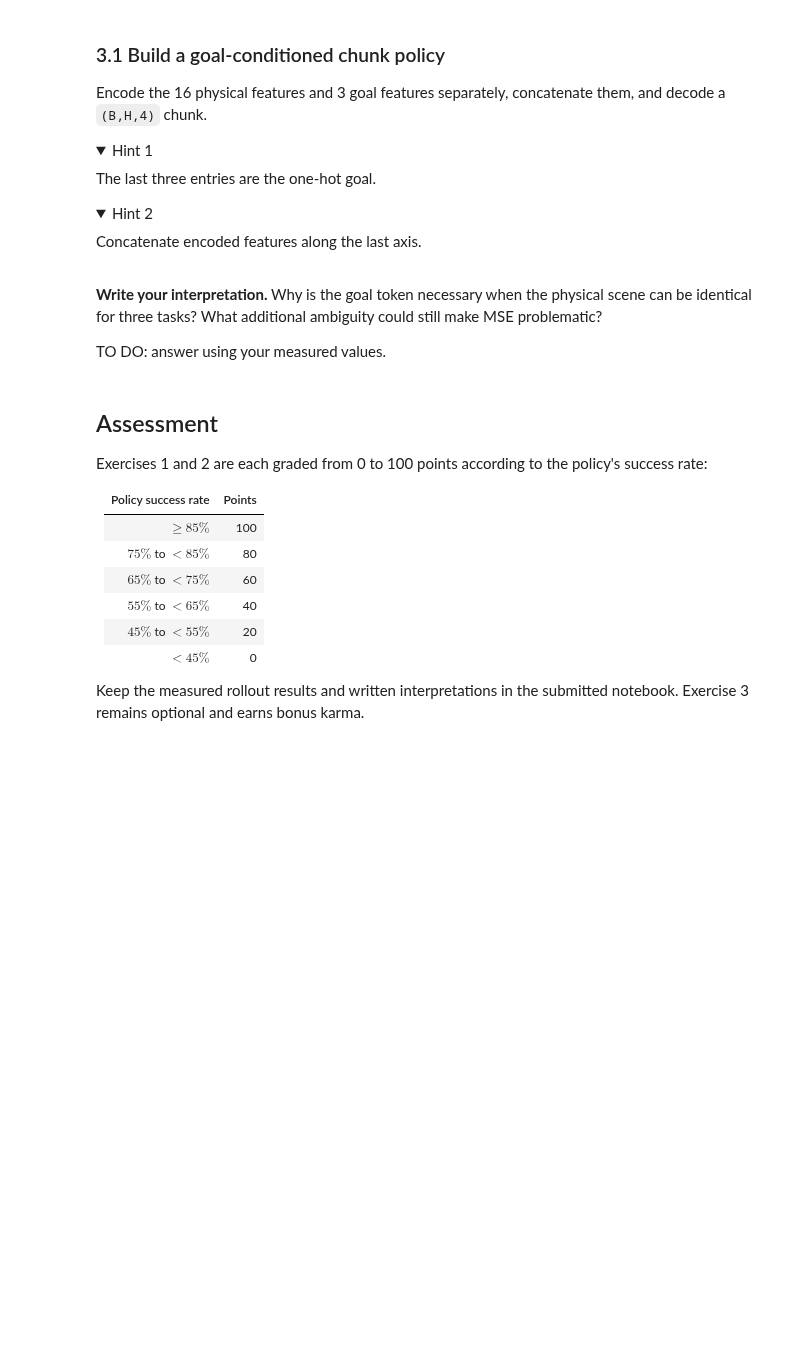
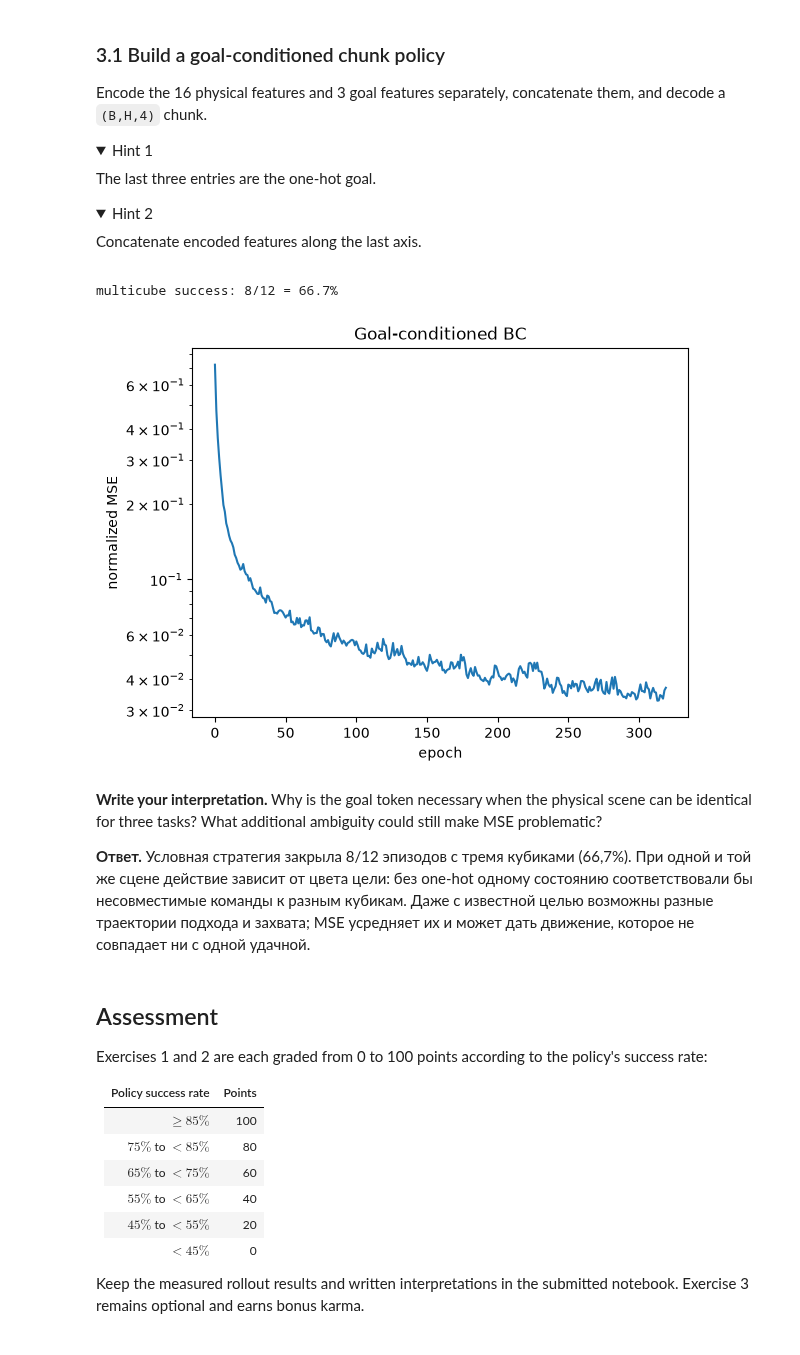
Before and after one commit to IgorRazumvskii/multimodal-vla-course, a Jupyter notebook: 02-imitation-learning/notebooks/seminar_02_imitation_learning_student.ipynb, the cells around one changed output. Drawn from its saved outputs; the diff is of its cells as text; code cells hidden in the pictures; folded sections open; blank space fills up the shorter version.

```diff
--- a/02-imitation-learning/notebooks/seminar_02_imitation_learning_student.ipynb
+++ b/02-imitation-learning/notebooks/seminar_02_imitation_learning_student.ipynb
@@ -716,29 +995,45 @@ class GoalConditionedPolicy(nn.Module):
     def __init__(self, state_dim, action_dim=4, chunk_size=16, hidden_dim=256):
         super().__init__()
         # TO DO: scene encoder, goal encoder, and chunk decoder.
-        raise NotImplementedError('Bonus Task 3.1')
+        self.chunk_size = chunk_size
+        self.action_dim = action_dim
+        self.scene_encoder = nn.Sequential(
+            nn.Linear(state_dim - 3, hidden_dim), nn.ReLU())
+        self.goal_encoder = nn.Sequential(
+            nn.Linear(3, hidden_dim), nn.ReLU())
+        self.chunk_decoder = nn.Sequential(
+            nn.Linear(2 * hidden_dim, hidden_dim), nn.ReLU(),
+            nn.Linear(hidden_dim, hidden_dim), nn.ReLU(),
+            nn.Linear(hidden_dim, chunk_size * action_dim))
     def forward(self, state_and_goal):
-        raise NotImplementedError('Bonus Task 3.1')
+        scene = self.scene_encoder(state_and_goal[..., :-3])
+        goal = self.goal_encoder(state_and_goal[..., -3:])
+        features = torch.cat((scene, goal), dim=-1)
+        return self.chunk_decoder(features).reshape(
+            -1, self.chunk_size, self.action_dim)
 # %%
 # Bonus: this cell is intentionally independent of Tasks 1–2 results.
 multi = generate_expert_dataset(
     lambda seed: SO101Env(scene='multicube', seed=seed, render_size=(96,72)),
-    episodes=30, chunk_size=CHUNK_SIZE, seed_offset=500)
-multi_train = multi['episode'] < 24
+    episodes=60, chunk_size=CHUNK_SIZE, seed_offset=500)
+multi_train = multi['episode'] < 48
 goal_model, goal_norm, goal_history = train_policy(
     multi['state'], multi['action_chunk'], multi_train,
-    model_cls=GoalConditionedPolicy, epochs=220)
-goal_predict = predictor(goal_model, goal_norm)
+    model_cls=GoalConditionedPolicy, epochs=320)
+goal_predict = predictor(goal_model, goal_norm, execution_horizon=16)
 goal_success = evaluate_policy(
     lambda s: SO101Env(scene='multicube', seed=s, render_size=(96,72)),
     goal_predict, np.arange(800, 812))
 print(f'multicube success: {goal_success.sum()}/{len(goal_success)} = {goal_success.mean():.1%}')
 plt.plot(goal_history); plt.yscale('log'); plt.xlabel('epoch'); plt.ylabel('normalized MSE');
 plt.title('Goal-conditioned BC'); plt.show()
+# %% [output]
+multicube success: 8/12 = 66.7%
+[figure, added]
 # %% [markdown]
 **Write your interpretation.** Why is the goal token necessary when the physical scene can be identical for three tasks? What additional ambiguity could still make MSE problematic?
 
-TO DO: answer using your measured values.
+**Ответ.** Условная стратегия закрыла 8/12 эпизодов с тремя кубиками (66,7%). При одной и той же сцене действие зависит от цвета цели: без one-hot одному состоянию соответствовали бы несовместимые команды к разным кубикам. Даже с известной целью возможны разные траектории подхода и захвата; MSE усредняет их и может дать движение, которое не совпадает ни с одной удачной.
 # %% [markdown]
 ## Assessment
 
```
Also changed, not shown: parts of 17 cells of this notebook.
